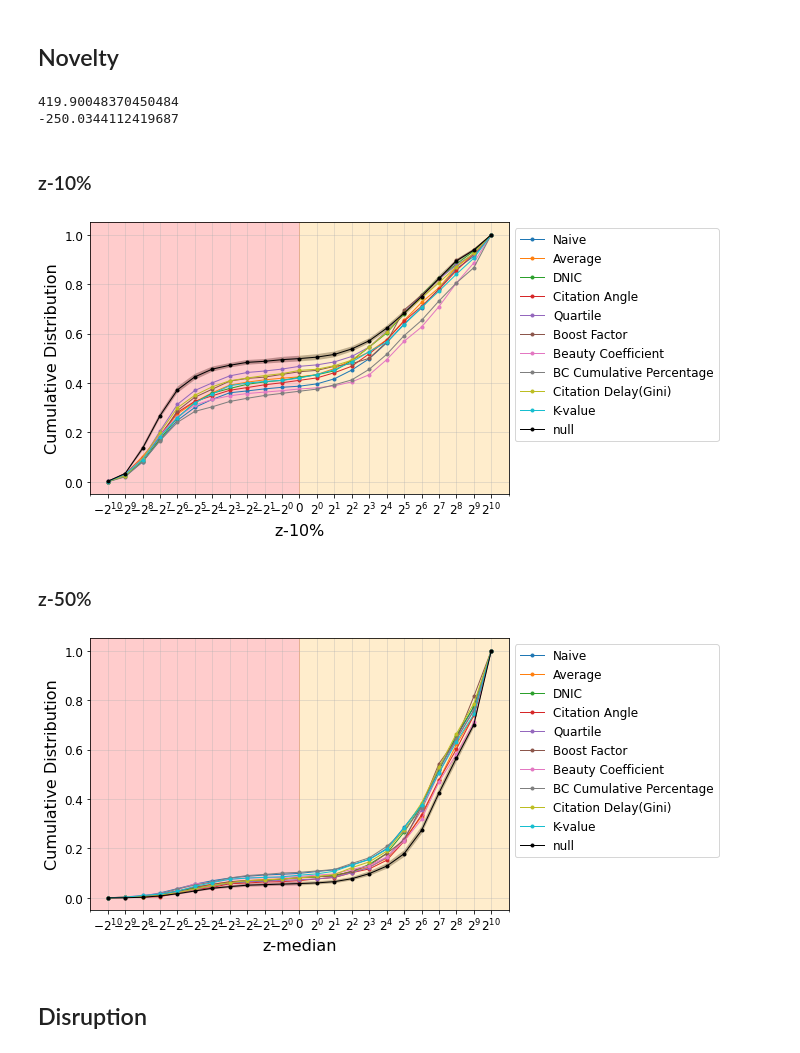
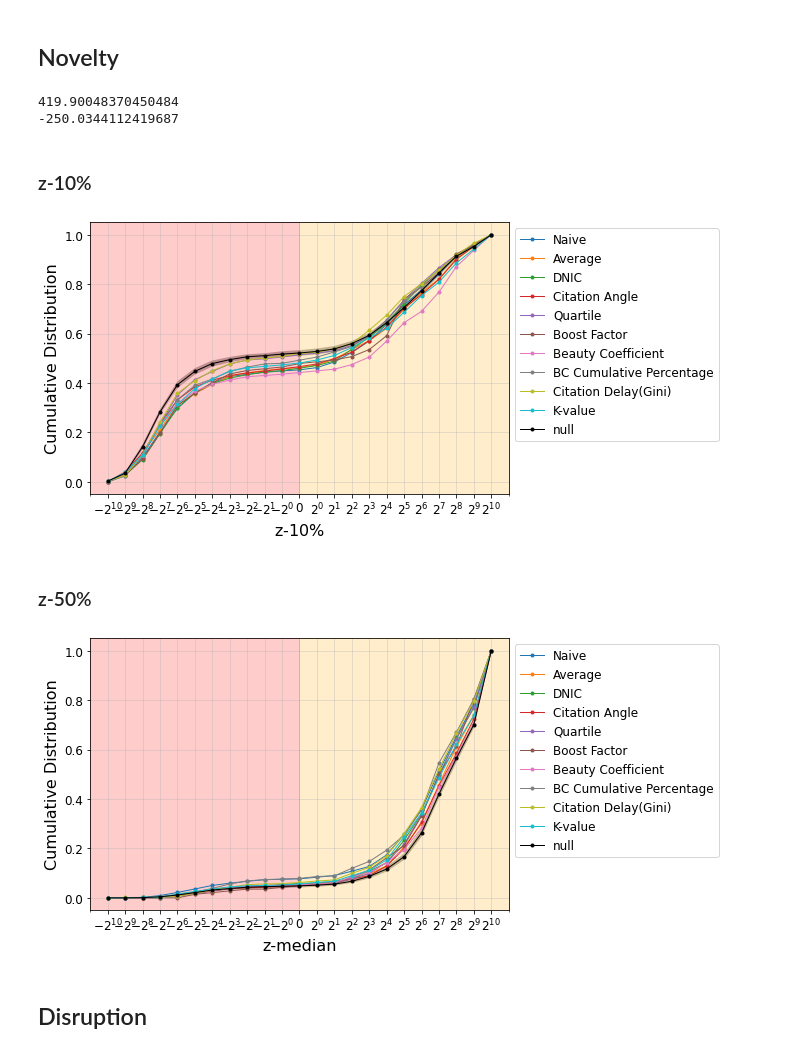
Before and after one commit to TM82/pyhibernator, a Jupyter notebook: notebooks/2_Analysis.ipynb, the cells around one changed output. Saved outputs shown, nothing was run; the diff lists cells and outputs as text; code cells hidden in the pictures.

Commit message:
Update Figures

```diff
--- a/notebooks/2_Analysis.ipynb
+++ b/notebooks/2_Analysis.ipynb
@@ -521,8 +521,8 @@ y_null_dic = dict()
 
 # reference rs
 for k in names_foriter_2:
-    y_ref = dic_SBs[k]["ref_single_subj_forcited"].map(lambda l: [dic_subj_toidx[subj] for subj in l]).to_list()
-    y_cited = dic_SBs[k]["citation_single_subj_forcited"].map(lambda l: [dic_subj_toidx[subj] for subj in l]).to_list()
+    y_ref = dic_SBs[k][dic_SBs[k]['target_years'].map(len)>=5]["ref_single_subj_forcited"].map(lambda l: [dic_subj_toidx[subj] for subj in l]).to_list()
+    y_cited = dic_SBs[k][dic_SBs[k]['target_years'].map(len)>=5]["citation_single_subj_forcited"].map(lambda l: [dic_subj_toidx[subj] for subj in l]).to_list()
 
     y_rs_ref = np.array([rs_paper(l,d=disparity) for l in y_ref])
     y_rs_cited = np.array([rs_paper(l,d=disparity) for l in y_cited])
@@ -543,8 +543,8 @@ y_ref_list = []
 y_cited_list = []
 y_ref_cited_list = []
 for i in dic_SBs_null:
-    y_ref = dic_SBs_null[i]["ref_single_subj_forcited"].map(lambda l: [dic_subj_toidx[subj] for subj in l]).to_list()
-    y_cited = dic_SBs_null[i]["citation_single_subj_forcited"].map(lambda l: [dic_subj_toidx[subj] for subj in l]).to_list()
+    y_ref = dic_SBs_null[i][dic_SBs_null[i]['target_years'].map(len)>=5]["ref_single_subj_forcited"].map(lambda l: [dic_subj_toidx[subj] for subj in l]).to_list()
+    y_cited = dic_SBs_null[i][dic_SBs_null[i]['target_years'].map(len)>=5]["citation_single_subj_forcited"].map(lambda l: [dic_subj_toidx[subj] for subj in l]).to_list()
 
     y_rs_ref = np.array([rs_paper(l,d=disparity) for l in y_ref])
     y_rs_cited = np.array([rs_paper(l,d=disparity) for l in y_cited])
@@ -569,7 +569,6 @@ ax2.fill_between(x1, y_cited_conf_hi,y_cited_conf_low, facecolor=colors['null'],
 y_null_dic['mean'] = y_ref_cited_mean
 y_null_dic['conf_hi'] = y_ref_cited_conf_hi
 y_null_dic['conf_low'] = y_ref_cited_conf_low
-
 
 plt.setp(ax1.get_xticklabels(), visible=False)
 yticks = ax2.yaxis.get_major_ticks()
@@ -623,18 +622,18 @@ plt.show()
 [figure]
 # %% [markdown]
 ## Novelty
-# %%
-# z-score of each journal pair
-with open(SAVE_DIR+'4_novelty/PHYS/z_ij_PHYS.pickle','rb') as f:
-    z_ij = pickle.load(f)
-
-#  example of novelty between "29143: Physical Review A" and "21100855841: Physical Review E"
-print(z_ij[29143][21100855841])
-#  example of novelty between "29143: Physical Review A" and "26987: Langmuir"
-print(z_ij[29143][26987])
-# %% [output]
-419.90048370450484
--250.0344112419687
+# %%
+# z-score of each journal pair
+with open(SAVE_DIR+'4_novelty/PHYS/z_ij_PHYS.pickle','rb') as f:
+    z_ij = pickle.load(f)
+
+#  example of novelty between "29143: Physical Review A" and "21100855841: Physical Review E"
+print(z_ij[29143][21100855841])
+#  example of novelty between "29143: Physical Review A" and "26987: Langmuir"
+print(z_ij[29143][26987])
+# %% [output]
+419.90048370450484
+-250.0344112419687
 # %%
 def calc_z(l,frac=0.1):
 
@@ -653,36 +652,36 @@ fig,ax = plt.subplots(figsize=(7.5,5))
 x = np.concatenate([-np.logspace(10,0,11,base=2),np.array([0]),np.logspace(0,10,11,base=2)])
 
 for k in names_foriter_2:
-    y=dic_SBs[k]["ref_journals"]
+    y=dic_SBs[k][dic_SBs[k]['target_years'].map(len)>=5]["ref_journals"]
     z = y.map(lambda l: calc_z(l,0.1))
     y_binning = [np.count_nonzero((x[i]<=z)&(z<x[i+1])) for i in range(len(x)-1)] + [np.count_nonzero(z>=x[-1])]
     ax.plot(x,np.cumsum(y_binning)/np.sum(y_binning),marker=".",label=names_2[k],c=colors[k],linewidth=1)
 
 # null
 y_list = []
 for i in dic_SBs_null:
-    y=dic_SBs_null[i]["ref_journals"]
+    y=dic_SBs_null[i][dic_SBs_null[i]['target_years'].map(len)>=5]["ref_journals"]
     z = y.map(lambda l: calc_z(l,0.1))
     y_binning = [np.count_nonzero((x[i]<=z)&(z<x[i+1])) for i in range(len(x)-1)] + [np.count_nonzero(z>=x[-1])]
     y_list.append(np.cumsum(y_binning)/np.sum(y_binning))
 y_mean, y_conf_hi, y_conf_low = conf(np.array(y_list))
 ax.plot(x,y_mean,marker=".",label=names_2['null'],c=colors['null'], linewidth=1)
 ax.fill_between(x, y_conf_hi,y_conf_low, facecolor=colors['null'],alpha=0.3)
 
 ax.axvspan(-2**11, 0, color="red", alpha=0.2)
 ax.axvspan(0, 2**11, color="orange", alpha=0.2)
 ax.set_xlim(-2**11,2**11)
 ax.grid(alpha=0.4)
 ax.set_xscale('symlog',base=2)
 ax.set_xticks(x)
 ax.legend(fontsize=12,loc='upper left', bbox_to_anchor=(1,1))
 ax.tick_params(axis='both',labelsize=12)
 ax.set_xlabel('z-$10\%$',fontsize=16)
 ax.set_ylabel('Cumulative Distribution',fontsize=16)
 # plt.savefig(SAVE_DIR+'figs/PHYS/novelty_10.pdf', bbox_inches="tight", pad_inches=0.05,format='pdf')
 plt.show()
 # %% [output]
-[figure, old version]
+[figure, new version]
 # %% [markdown]
 ### z-50%
 # %%
@@ -690,7 +689,7 @@ fig,ax = plt.subplots(figsize=(7.5,5))
 x = np.concatenate([-np.logspace(10,0,11,base=2),np.array([0]),np.logspace(0,10,11,base=2)])
 
 for k in names_foriter_2:
-    y=dic_SBs[k]["ref_journals"]
+    y=dic_SBs[k][dic_SBs[k]['target_years'].map(len)>=5]["ref_journals"]
     z = y.map(lambda l: calc_z(l,0.5))
     y_binning = [np.count_nonzero((x[i]<=z)&(z<x[i+1])) for i in range(len(x)-1)] + [np.count_nonzero(z>=x[-1])]
     ax.plot(x,np.cumsum(y_binning)/np.sum(y_binning),marker=".",label=names_2[k],c=colors[k],linewidth=1)
@@ -698,7 +697,7 @@ for k in names_foriter_2:
 # null
 y_list = []
 for i in dic_SBs_null:
-    y=dic_SBs_null[i]["ref_journals"]
+    y=dic_SBs_null[i][dic_SBs_null[i]['target_years'].map(len)>=5]["ref_journals"]
     z = y.map(lambda l: calc_z(l,0.5))
     y_binning = [np.count_nonzero((x[i]<=z)&(z<x[i+1])) for i in range(len(x)-1)] + [np.count_nonzero(z>=x[-1])]
     y_list.append(np.cumsum(y_binning)/np.sum(y_binning))
@@ -719,7 +718,7 @@ ax.set_ylabel('Cumulative Distribution',fontsize=16)
 # plt.savefig(SAVE_DIR+'figs/PHYS/novelty_50.pdf', bbox_inches="tight", pad_inches=0.05,format='pdf')
 plt.show()
 # %% [output]
-[figure, old version]
+[figure, new version]
 # %% [markdown]
 ## Disruption
 # %%
```
Also changed, not shown: parts of 1 cell of this notebook.
